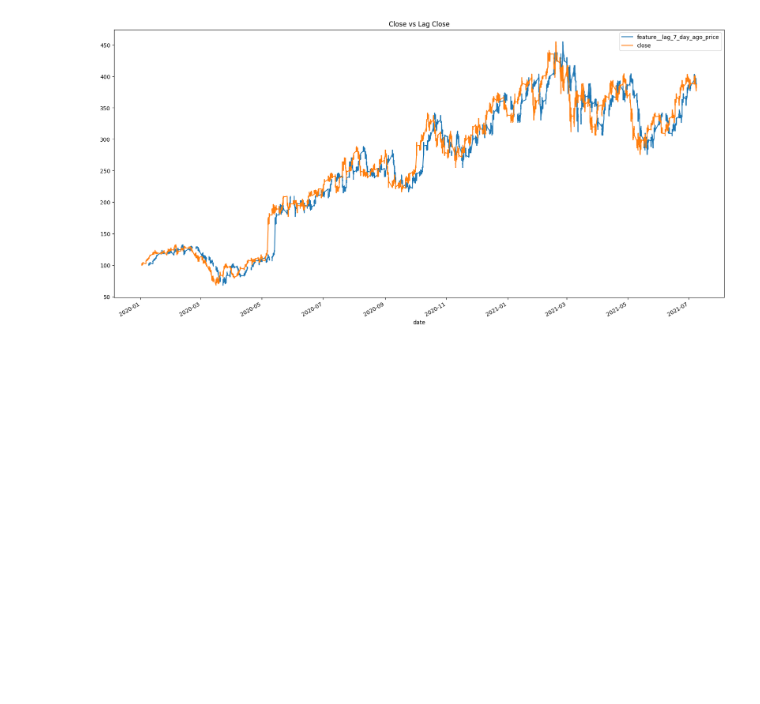
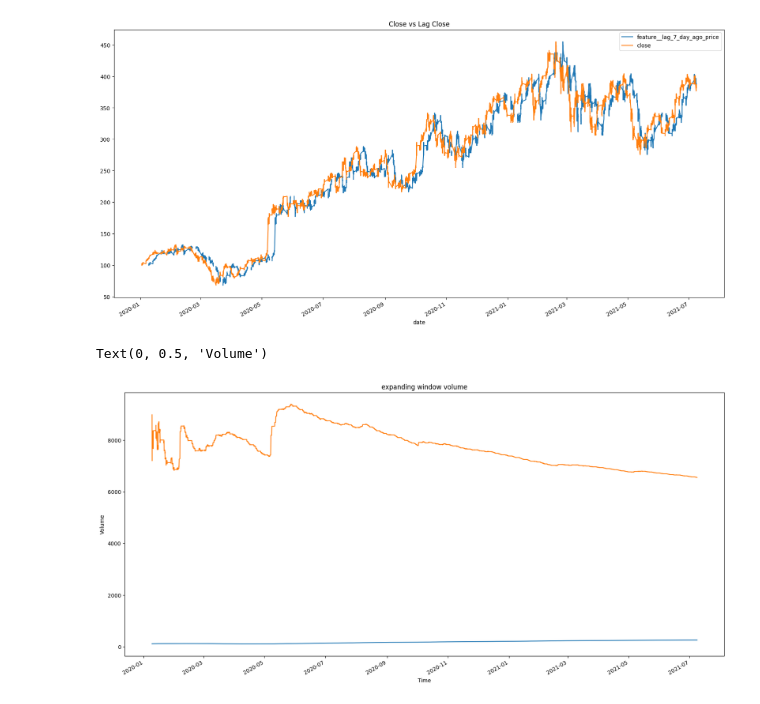
Before and after one commit to 892nske/feature_engineering_bookcamp, a Jupyter notebook: ch7.ipynb, the cells around one changed output. Saved outputs shown, nothing was run; the diff lists cells and outputs as text; code cells hidden in the pictures; blank space fills up the shorter version.

```diff
--- a/ch7.ipynb
+++ b/ch7.ipynb
@@ -72,3 +72,18 @@ price_df['feature__rolling_volume_std_60'] = price_df['volume'].rolling('60min')
 price_df.dropna(inplace=True)
 # %%
 # エクスパンディング特徴量
+price_df['feature__expanding_close_mean'] = price_df['close'].expanding(200).mean()
+price_df['feature__expanding_volume_mean'] = price_df['volume'].expanding(200).mean()
+
+price_df.dropna(inplace=True)
+# %%
+price_df['feature__expanding_close_mean'].plot(figsize=(20,10),title='expanding window close')
+plt.xlabel('Time')
+plt.ylabel('Price')
+
+price_df['feature__expanding_volume_mean'].plot(figsize=(20,10),title='expanding window volume')
+plt.xlabel('Time')
+plt.ylabel('Volume')
+# %% [output]
+Text(0, 0.5, 'Volume')
+[figure, added]
```
Also changed, not shown: parts of 8 cells of this notebook.
